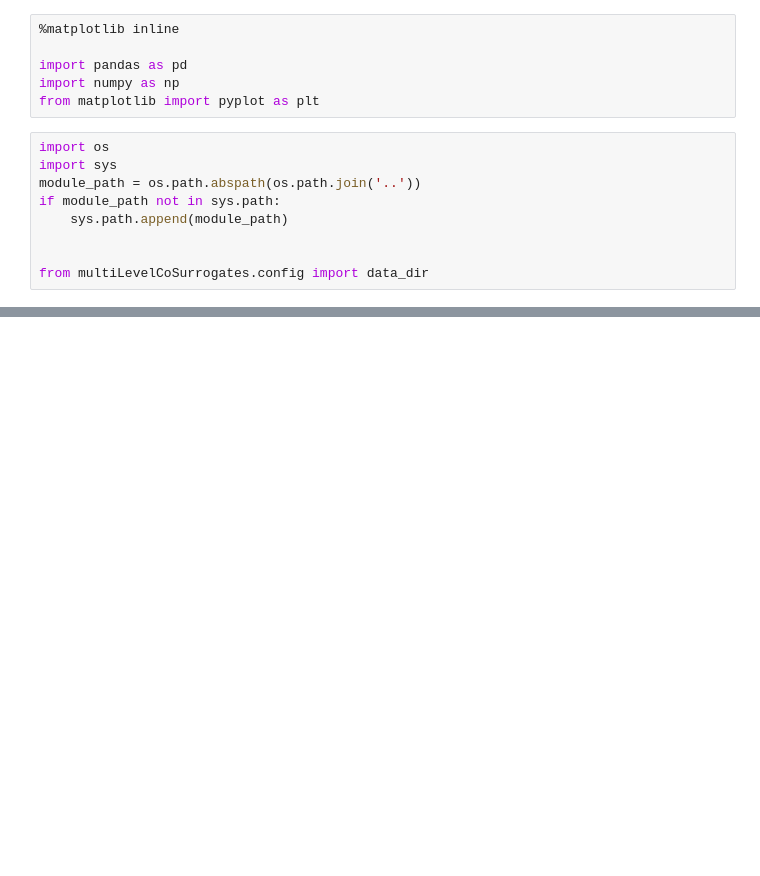
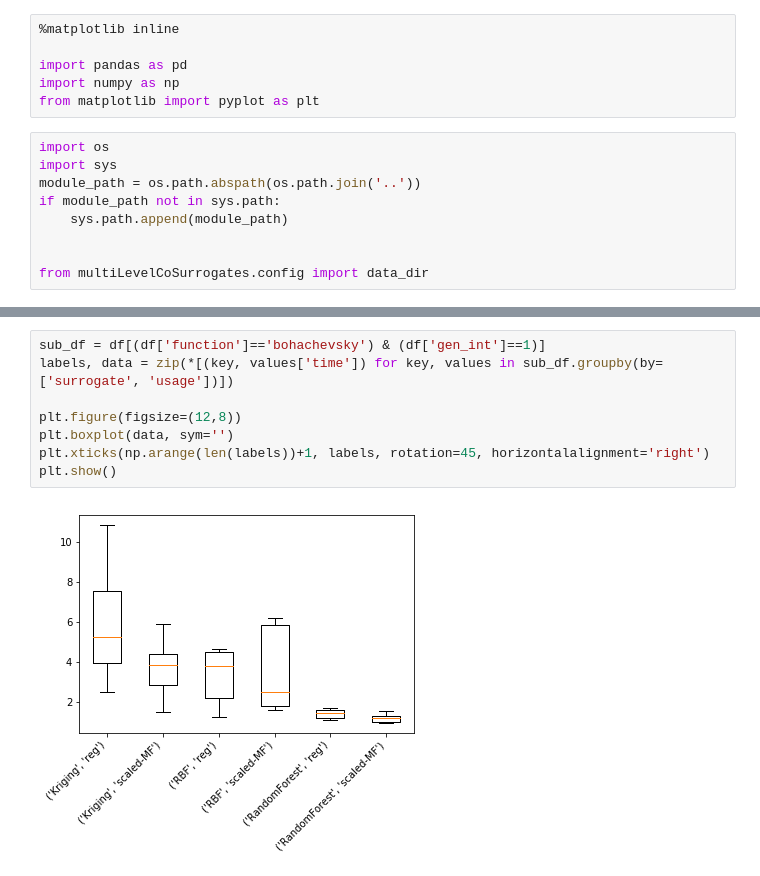
Before and after one commit to sjvrijn/multi-level-co-surrogates, a Jupyter notebook: multiLevelCoSurrogates/timing-analysis.ipynb, the cells around one changed output, grey strips where cells are left out. Saved outputs shown, nothing was run; the diff lists cells and outputs as text; blank space fills up the shorter version.

```diff
--- a/multiLevelCoSurrogates/timing-analysis.ipynb
+++ b/multiLevelCoSurrogates/timing-analysis.ipynb
@@ -50,0 +51,10 @@ df[(df['function']=='bohachevsky') & (df['gen_int']==1)].boxplot(column='time',
+# %%
+sub_df = df[(df['function']=='bohachevsky') & (df['gen_int']==1)]
+labels, data = zip(*[(key, values['time']) for key, values in sub_df.groupby(by=['surrogate', 'usage'])])
+
+plt.figure(figsize=(12,8))
+plt.boxplot(data, sym='')
+plt.xticks(np.arange(len(labels))+1, labels, rotation=45, horizontalalignment='right')
+plt.show()
+# %% [output]
+[figure, added]
```
Also changed, not shown: parts of 5 cells of this notebook.
